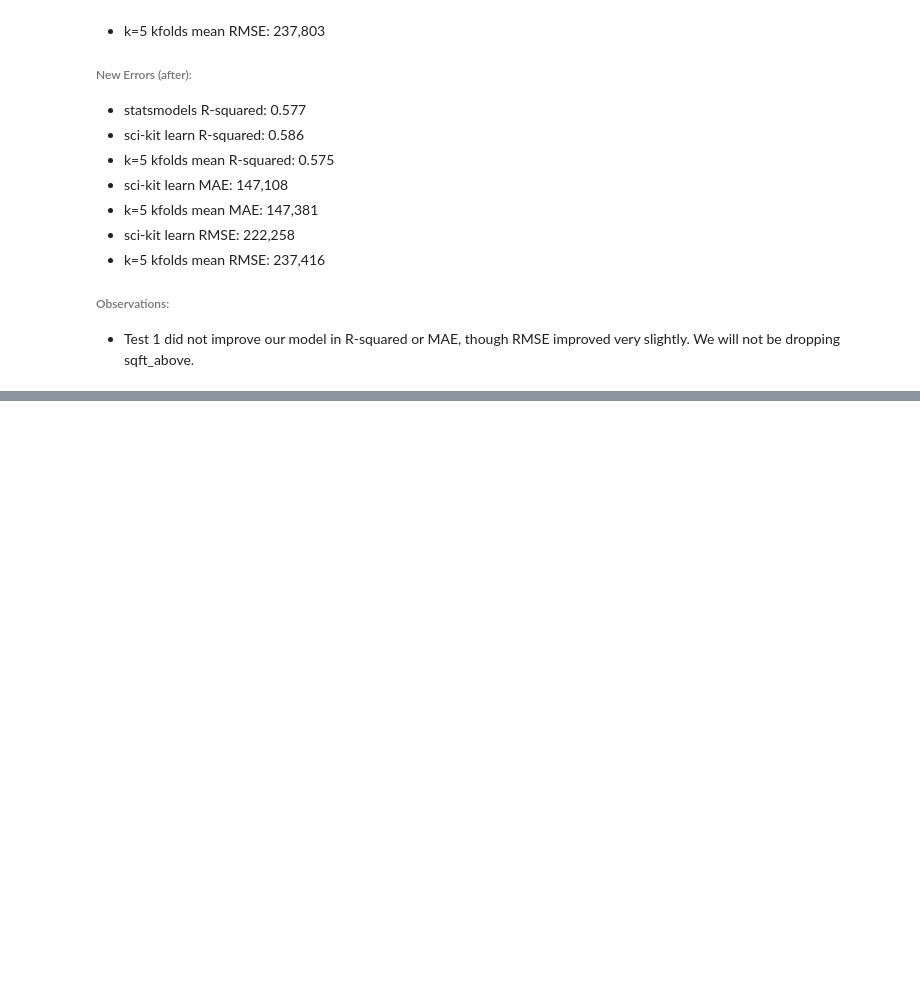
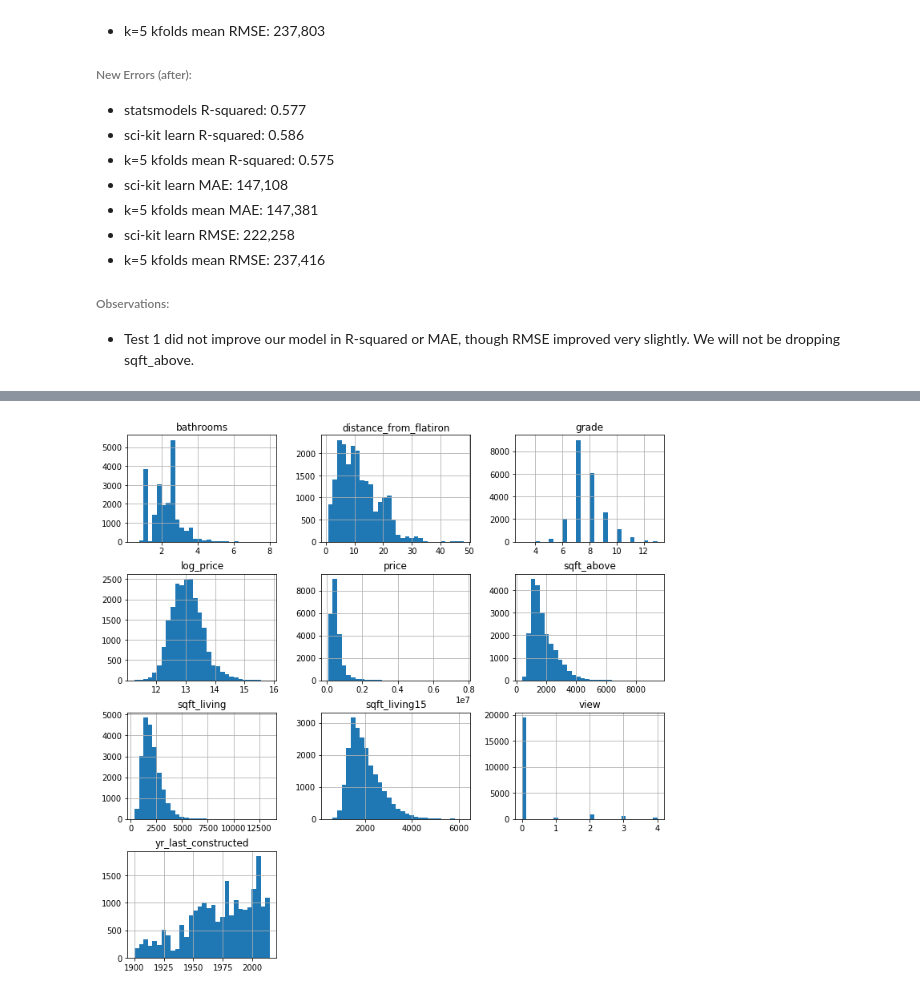
Before and after one commit to A92e/kingcountyWA_home_price_predictor, a Jupyter notebook: final_notebook_mod1.ipynb, the cells around one changed output, grey strips where cells are left out. Drawn from its saved outputs; the diff is of its cells as text; code cells hidden in the pictures; blank space fills up the shorter version.

Commit message:
Add Final Notebook, change kevin_wip to location_engineering, & insignificant changes to model_improvement - 5:30pm

```diff
--- a/final_notebook_mod1.ipynb
+++ b/final_notebook_mod1.ipynb
@@ -538,0 +541,5 @@ df2 = pd.read_csv('house_data_cleaned.csv') #dataset includes distance_from_flat
+# %%
+#data load with clean data
+df = pd.read_csv('house_data_cleaned.csv')
+#LOG TRANSFORMATION OF PRICE (log transformation necessary again due to a file saving mismatch)
+df['log_price'] = np.log(df['price'])
@@ -538,0 +692,8 @@ df2 = pd.read_csv('house_data_cleaned.csv') #dataset includes distance_from_flat
+# %%
+#FEATURE ENGINEERING: 'yr_last_constructed'
+#this new feature consolidates the most recent year between the yr_built column and the yr_renovated column
+df['yr_last_constructed'] = df[['yr_built', 'yr_renovated']].max(axis=1)
+# %%
+#running new model quality test using the Test 2 Variables plus our new feature 'yr_last_constucted'
+df4 = df[['price','log_price','sqft_living', 'grade', 'sqft_above', 'sqft_living15', 'bathrooms',
+       'view','distance_from_flatiron', 'yr_last_constructed']]
@@ -538,0 +721,3 @@ df2 = pd.read_csv('house_data_cleaned.csv') #dataset includes distance_from_flat
+# %%
+#sci-kit learn output
+sklearn_lin_regress_summary(df4)
@@ -538,0 +770,4 @@ df2 = pd.read_csv('house_data_cleaned.csv') #dataset includes distance_from_flat
+# %%
+df4.hist(figsize=(12,12),bins=30);
+# %% [output]
+[figure, added]
```
Also changed, not shown: parts of 58 cells of this notebook, 2 other files.
